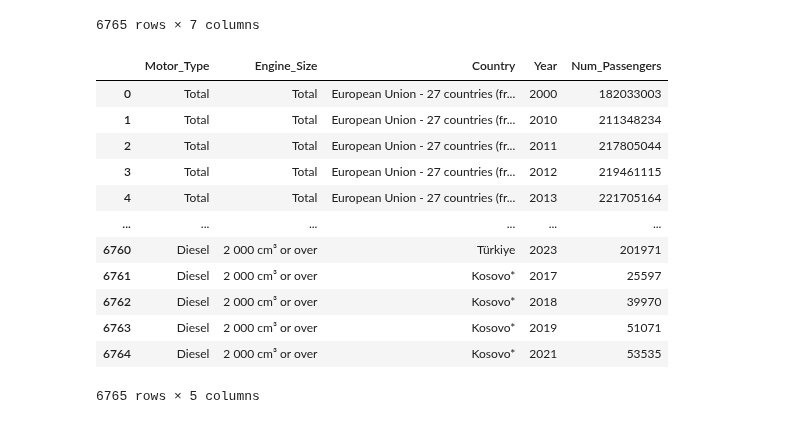
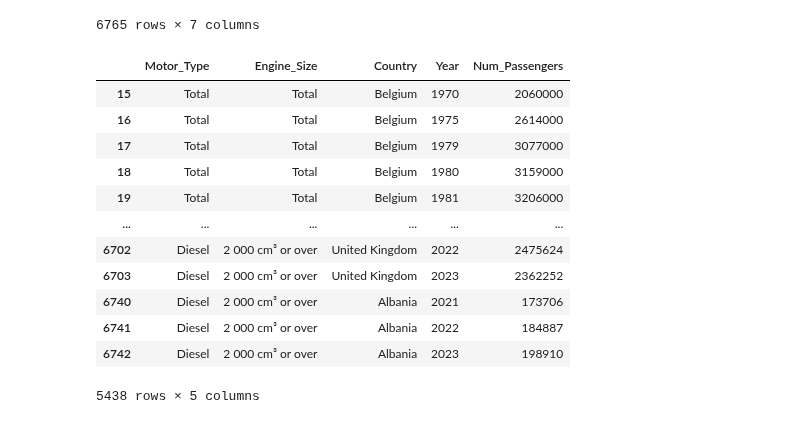
Before and after one commit to swbehan/RoadQualityWork, a Jupyter notebook: datasets/preprocessed-datasets/passenger_cars.ipynb, the cells around one changed output. Saved outputs shown, nothing was run; the diff lists cells and outputs as text; code cells hidden in the pictures.

```diff
--- a/datasets/preprocessed-datasets/passenger_cars.ipynb
+++ b/datasets/preprocessed-datasets/passenger_cars.ipynb
@@ -34,0 +101,14 @@ data
+# %%
+new_passengers_dict = {"MotorEnergy": [], "Engine": [], "Country": [], "Year": [], "NumCars": []}
+
+for key in data["value"].keys():
+    key_info = decode_dataset_index(int(key))
+
+    new_passengers_dict["MotorEnergy"].append(key_info["mot_nrg"]["label"])
+    new_passengers_dict["Engine"].append(key_info["engine"]["label"])
+    new_passengers_dict["Country"].append(key_info["geo"]["label"])
+    new_passengers_dict["Year"].append(key_info["time"]["label"])
+    new_passengers_dict["NumCars"].append(data["value"][key])
+
+new_passengers_df = pd.DataFrame(new_passengers_dict)
+new_passengers_df
@@ -94,18 +188,34 @@ passenger_df
 # %%
 passenger_df.rename(columns = {'mot_nrg': 'Motor_Type', 'engine': 'Engine_Size', 'geo': 'Country', 'time': 'Year', 'value': 'Num_Passengers'}, inplace = True)
 passenger_df = passenger_df[['Motor_Type', 'Engine_Size', 'Country', 'Year', 'Num_Passengers']]
+
+exclude_countries = [
+    'European Union - 27 countries (from 2020)',
+    'Türkiye',
+    'Serbia',
+    'Georgia',
+    'Kosovo*',
+    'Montenegro',
+    'Moldova',
+    'Bosnia and Herzegovina',
+    'Liechtenstein',
+    'Croatia',
+    'Norway',
+    'Iceland'
+]
+passenger_df = passenger_df[~passenger_df['Country'].isin(exclude_countries)]
 passenger_df
 # %% [output]
 |  | Motor_Type | Engine_Size | Country | Year | Num_Passengers |
-| 0 | Total | Total | European Union - 27 countries (fr... | 2000 | 182033003 |
-| 1 | Total | Total | European Union - 27 countries (fr... | 2010 | 211348234 |
-| 2 | Total | Total | European Union - 27 countries (fr... | 2011 | 217805044 |
-| 3 | Total | Total | European Union - 27 countries (fr... | 2012 | 219461115 |
-| 4 | Total | Total | European Union - 27 countries (fr... | 2013 | 221705164 |
+| 15 | Total | Total | Belgium | 1970 | 2060000 |
+| 16 | Total | Total | Belgium | 1975 | 2614000 |
+| 17 | Total | Total | Belgium | 1979 | 3077000 |
+| 18 | Total | Total | Belgium | 1980 | 3159000 |
+| 19 | Total | Total | Belgium | 1981 | 3206000 |
 | ... | ... | ... | ... | ... | ... |
-| 6760 | Diesel | 2 000 cm³ or over | Türkiye | 2023 | 201971 |
-| 6761 | Diesel | 2 000 cm³ or over | Kosovo* | 2017 | 25597 |
-| 6762 | Diesel | 2 000 cm³ or over | Kosovo* | 2018 | 39970 |
-| 6763 | Diesel | 2 000 cm³ or over | Kosovo* | 2019 | 51071 |
-| 6764 | Diesel | 2 000 cm³ or over | Kosovo* | 2021 | 53535 |
+| 6702 | Diesel | 2 000 cm³ or over | United Kingdom | 2022 | 2475624 |
+| 6703 | Diesel | 2 000 cm³ or over | United Kingdom | 2023 | 2362252 |
+| 6740 | Diesel | 2 000 cm³ or over | Albania | 2021 | 173706 |
+| 6741 | Diesel | 2 000 cm³ or over | Albania | 2022 | 184887 |
+| 6742 | Diesel | 2 000 cm³ or over | Albania | 2023 | 198910 |
-6765 rows × 5 columns
+5438 rows × 5 columns
```
Also changed, not shown: parts of 6 cells of this notebook, 1 other file.
